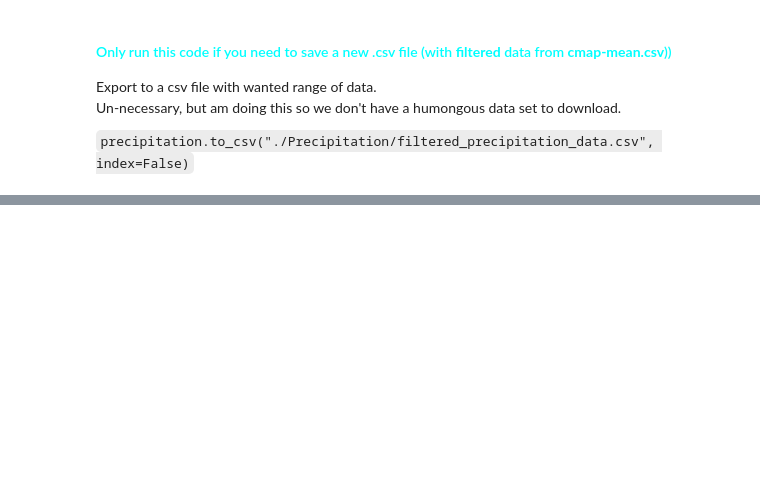
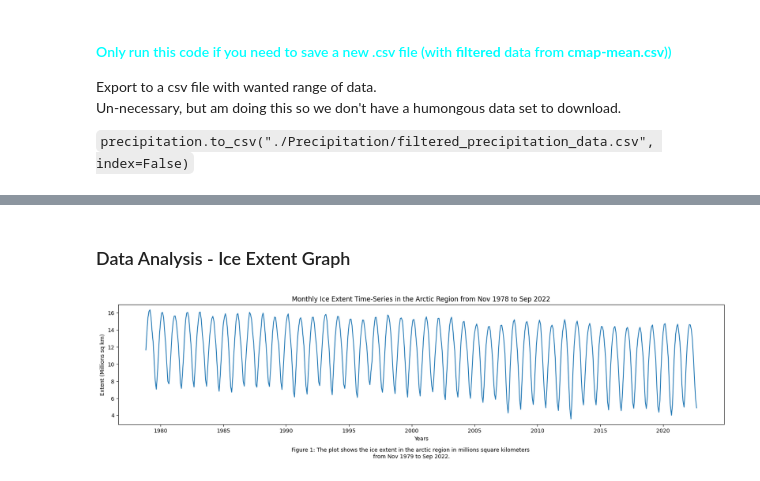
Before and after one commit to gardeneda/Arctic-Ice-vs-Precipitation, a Jupyter notebook: data_management.ipynb, the cells around one changed output, grey strips where cells are left out. Drawn from its saved outputs; the diff is of its cells as text; code cells hidden in the pictures; blank space fills up the shorter version.

Commit message:
Finished plotting Monthly Time Series and Seasonal Time Series for each of the respective variables.

```diff
--- a/data_management.ipynb
+++ b/data_management.ipynb
@@ -81,6 +83,8 @@ ice_extent = ice_extent.drop('mo', axis=1)
 
 # Create the DataFrame for the ice extent
 extent = ice_extent['extent']
+mask_extent = extent != -9999
+extent = extent[mask_extent]
 
 # Create the DataFrame for the ice area
 ice_area = ice_extent['area']
@@ -313,0 +306,16 @@ Un-necessary, but am doing this so we don't have a humongous data set to downloa
+# %% [markdown]
+<h3>Data Analysis - Ice Extent Graph</h3>
+# %%
+## MEAN MONTHLY TIME-SERIES OF ICE EXTENT IN THE ARCTIC REGION
+
+plt.figure(figsize=(20, 4))
+plt.plot(extent)
+plt.xlabel("Years")
+plt.ylabel("Extent (Millions sq km)")
+plt.title("Monthly Ice Extent Time-Series in the Arctic Region from Nov 1978 to Sep 2022")
+plt.figtext(0.5, -0.1, "Figure 1: The plot shows the ice extent in the arctic region in millions square kilometers \n"
+                        + "from Nov 1979 to Sep 2022."
+            , wrap=True, horizontalalignment='center', fontsize=10)
+plt.show()
+# %% [output]
+[figure, added]
```
Also changed, not shown: parts of 12 cells of this notebook.
